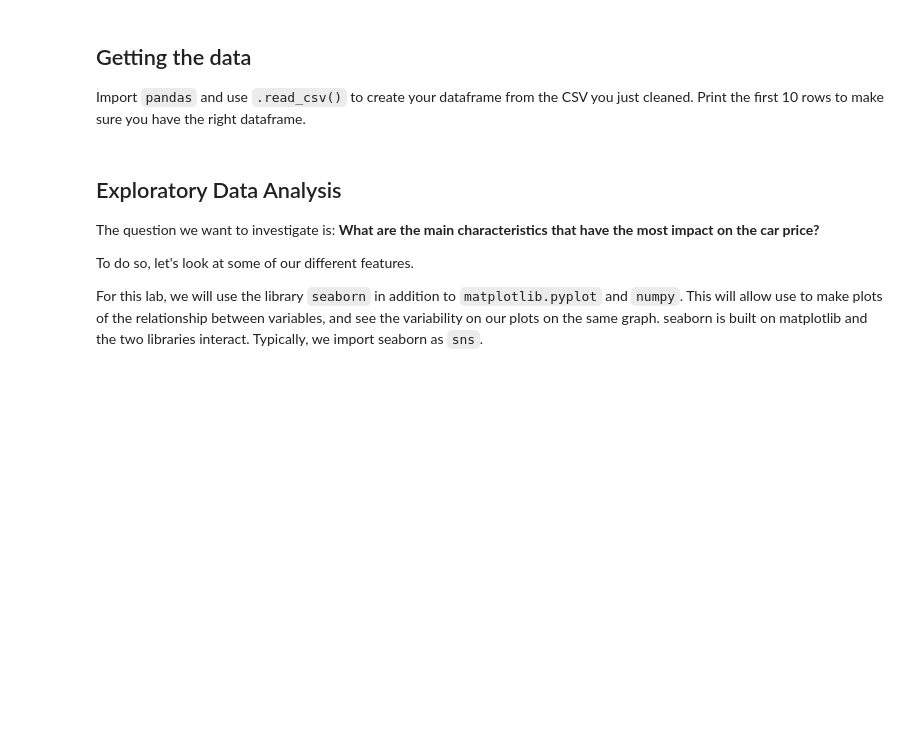
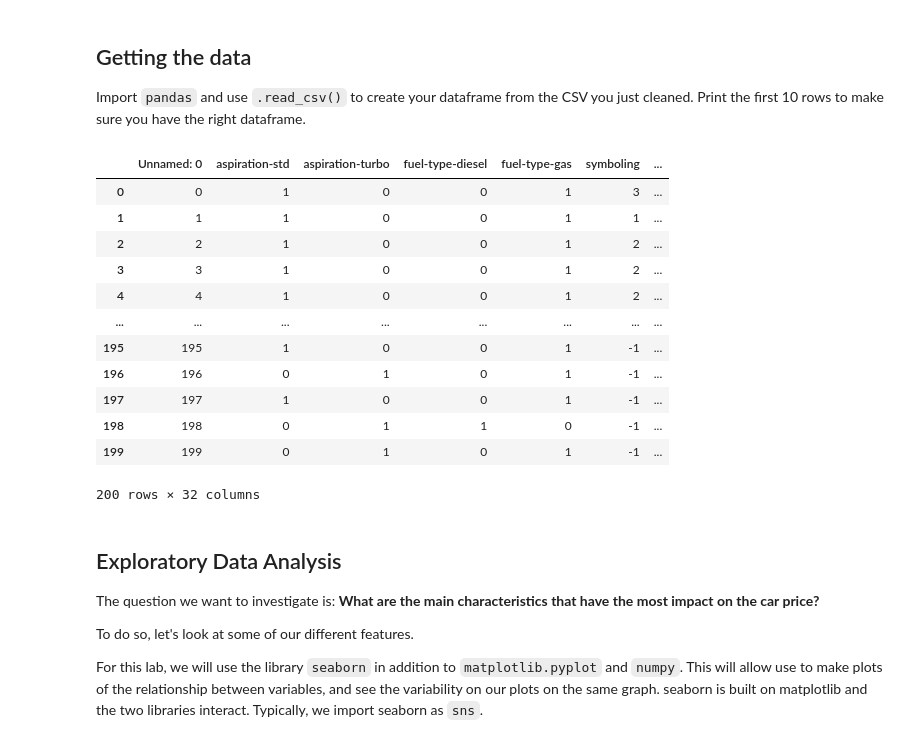
Before and after one commit to kobynwinn/codespace, a Jupyter notebook: notebooks/DSF24_Automobile_EDA.ipynb, the cells around one changed output. Drawn from its saved outputs; the diff is of its cells as text; code cells hidden in the pictures; blank space fills up the shorter version.

```diff
--- a/notebooks/DSF24_Automobile_EDA.ipynb
+++ b/notebooks/DSF24_Automobile_EDA.ipynb
@@ -12,6 +12,26 @@ For this dataset, we will try to build a model to determine the price of a vehic
 # %% [markdown]
 ## Getting the data
 Import `pandas` and use `.read_csv()` to create your dataframe from the CSV you just cleaned. Print the first 10 rows to make sure you have the right dataframe.
+# %%
+import pandas as pd
+import numpy as np
+import matplotlib.pyplot as plt
+df = pd.read_csv('Auto_cleaned.csv')
+df
+# %% [output]
+|  | Unnamed: 0 | aspiration-std | aspiration-turbo | fuel-type-diesel | fuel-type-gas | symboling | ... |
+| 0 | 0 | 1 | 0 | 0 | 1 | 3 | ... |
+| 1 | 1 | 1 | 0 | 0 | 1 | 1 | ... |
+| 2 | 2 | 1 | 0 | 0 | 1 | 2 | ... |
+| 3 | 3 | 1 | 0 | 0 | 1 | 2 | ... |
+| 4 | 4 | 1 | 0 | 0 | 1 | 2 | ... |
+| ... | ... | ... | ... | ... | ... | ... | ... |
+| 195 | 195 | 1 | 0 | 0 | 1 | -1 | ... |
+| 196 | 196 | 0 | 1 | 0 | 1 | -1 | ... |
+| 197 | 197 | 1 | 0 | 0 | 1 | -1 | ... |
+| 198 | 198 | 0 | 1 | 1 | 0 | -1 | ... |
+| 199 | 199 | 0 | 1 | 0 | 1 | -1 | ... |
+200 rows × 32 columns
 # %% [markdown]
 ## Exploratory Data Analysis
 
```
